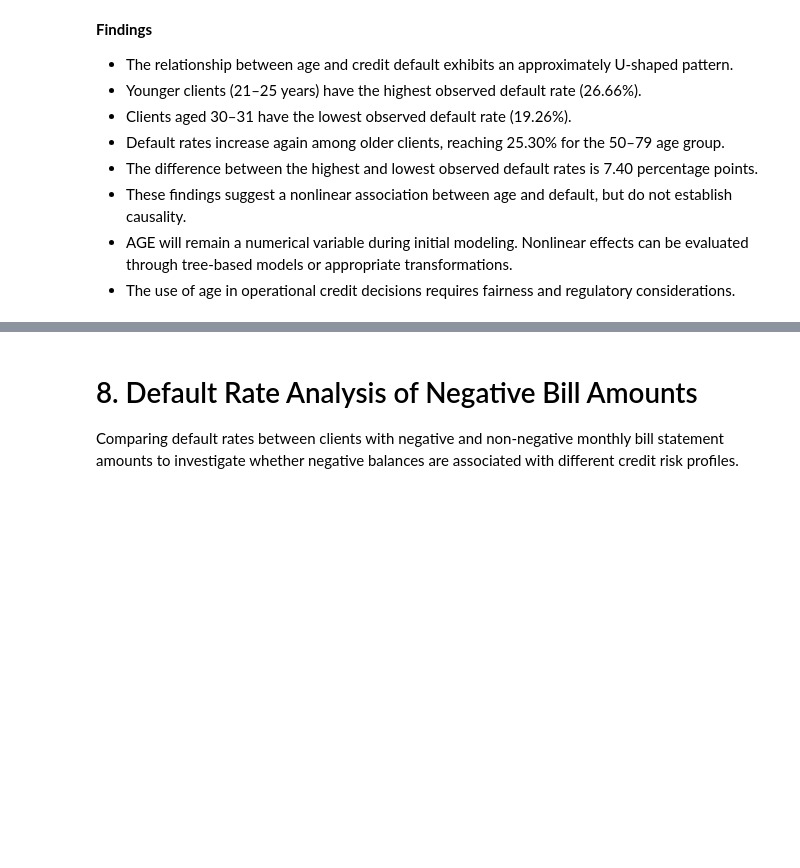
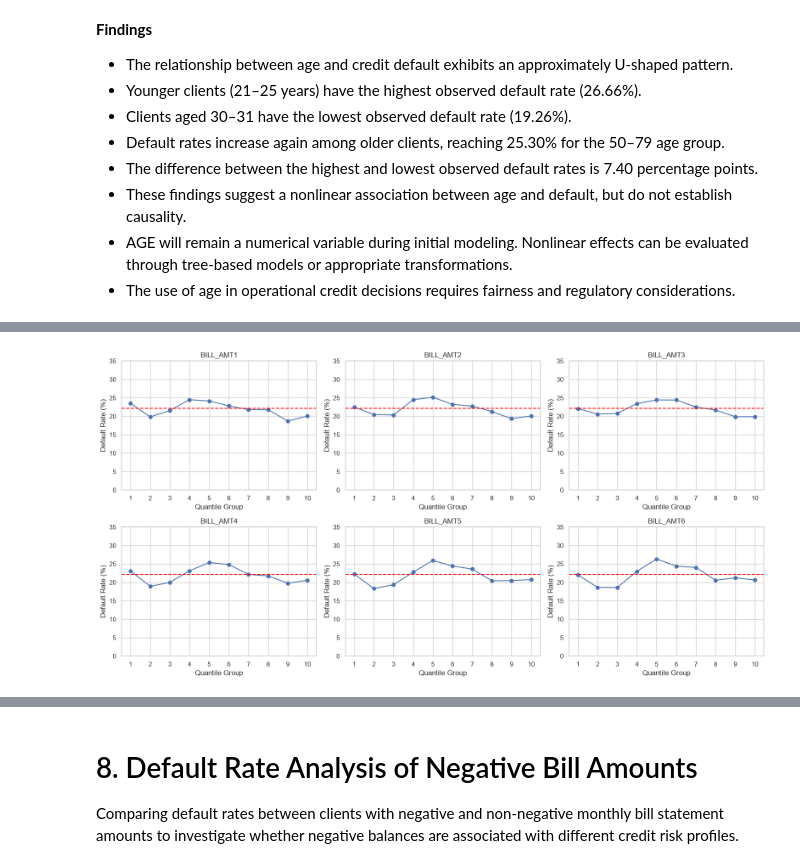
Before and after one commit to rafaelpd887/credit-pd, a Jupyter notebook: notebooks/02_bivariate_analysis.ipynb, the cells around one changed output, grey strips where cells are left out. Saved outputs shown, nothing was run; the diff lists cells and outputs as text; code cells hidden in the pictures; blank space fills up the shorter version.

```diff
--- a/notebooks/02_bivariate_analysis.ipynb
+++ b/notebooks/02_bivariate_analysis.ipynb
@@ -509,0 +660,46 @@ __Findings__
+# %%
+bill_columns = [f"BILL_AMT{i}" for i in range(1, 7)]
+
+fig, axes = plt.subplots(2, 3, figsize=(16, 8))
+
+for ax, col in zip(axes.flat, bill_columns):
+
+    # Select positive bill amounts
+    positive = df[df[col] > 0]
+
+    # Create quantile-based intervals
+    bins = pd.qcut(
+        positive[col],
+        q=10,
+        duplicates="drop"
+    )
+
+    # Calculate default rate per interval
+    rates = (
+        positive.groupby(bins, observed=True)["Y"]
+        .mean() * 100
+    )
+
+    ax.plot(
+        range(1, len(rates) + 1),
+        rates.values,
+        marker="o"
+    )
+
+    # Overall default rate as reference
+    ax.axhline(
+        df["Y"].mean() * 100,
+        color="red",
+        linestyle="--"
+    )
+
+    ax.set_title(col)
+    ax.set_xlabel("Quantile Group")
+    ax.set_ylabel("Default Rate (%)")
+    ax.set_xticks(range(1, len(rates) + 1))
+    ax.set_ylim(0, 35)
+
+plt.tight_layout()
+plt.show()
+# %% [output]
+[figure, added]
```
Also changed, not shown: parts of 23 cells of this notebook, 1 other file.
